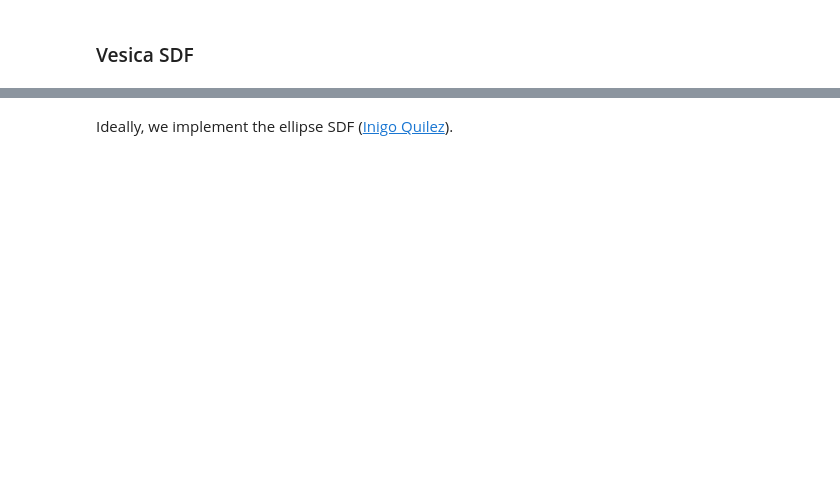
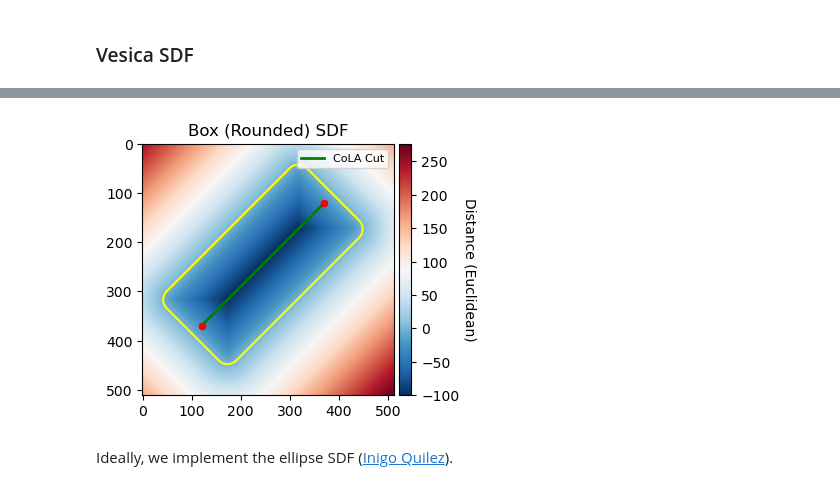
Before and after one commit to signynas/diet4CoLA, a Jupyter notebook: notebooks/sdfs.ipynb, the cells around one changed output, grey strips where cells are left out. Cells and saved outputs as stored; diff of their text form; code cells hidden in the pictures; blank space fills up the shorter version.

```diff
--- a/notebooks/sdfs.ipynb
+++ b/notebooks/sdfs.ipynb
@@ -66,2 +49,7 @@ plot_sdf(vesica, origin, destination, 'Vesica SDF', cmap='RdBu_r')
+# %%
+box = compute_rounded_sdf(512, 512, origin, destination, 150, 25, sdf_box)
+plot_sdf(box, origin, destination, 'Box (Rounded) SDF', cmap='RdBu_r')
+# %% [output]
+[figure, added]
 # %% [markdown]
 Ideally, we implement the ellipse SDF ([Inigo Quilez](https://iquilezles.org/articles/ellipsedist/)).
```
Also changed, not shown: parts of 8 cells of this notebook, 2 other files.
